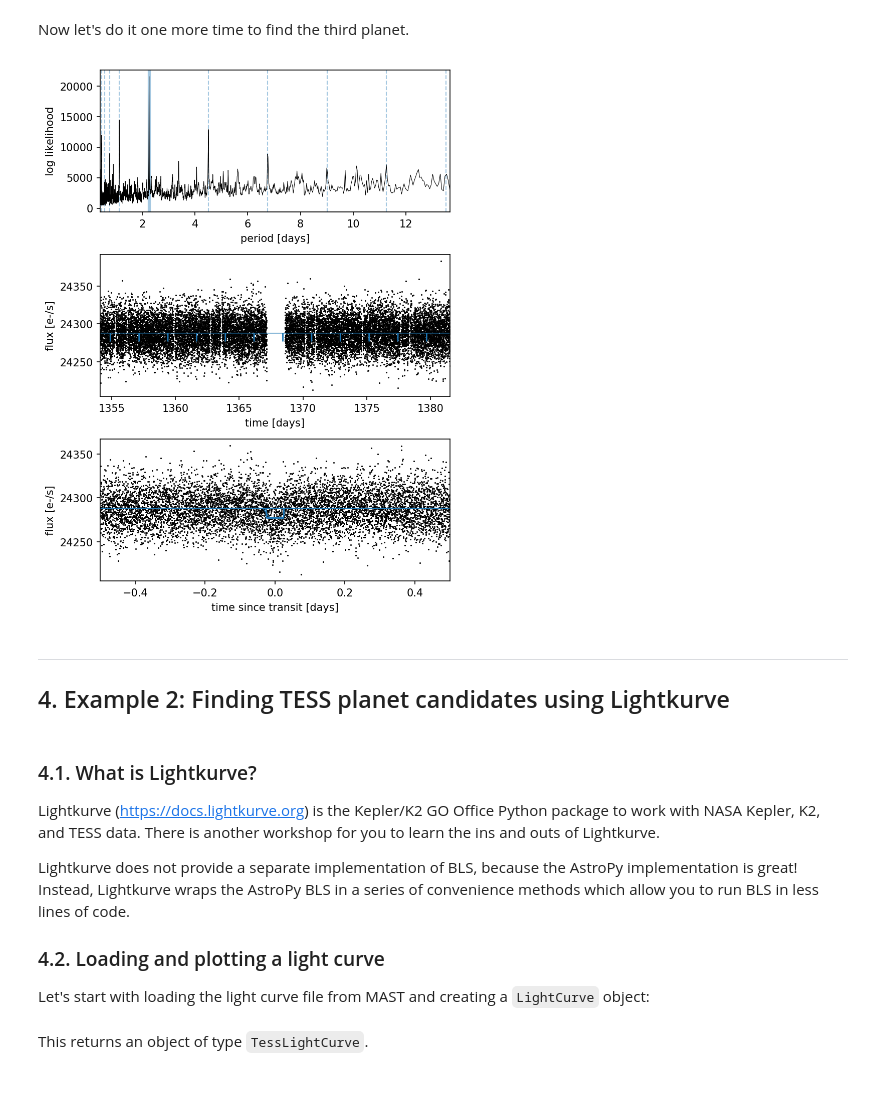
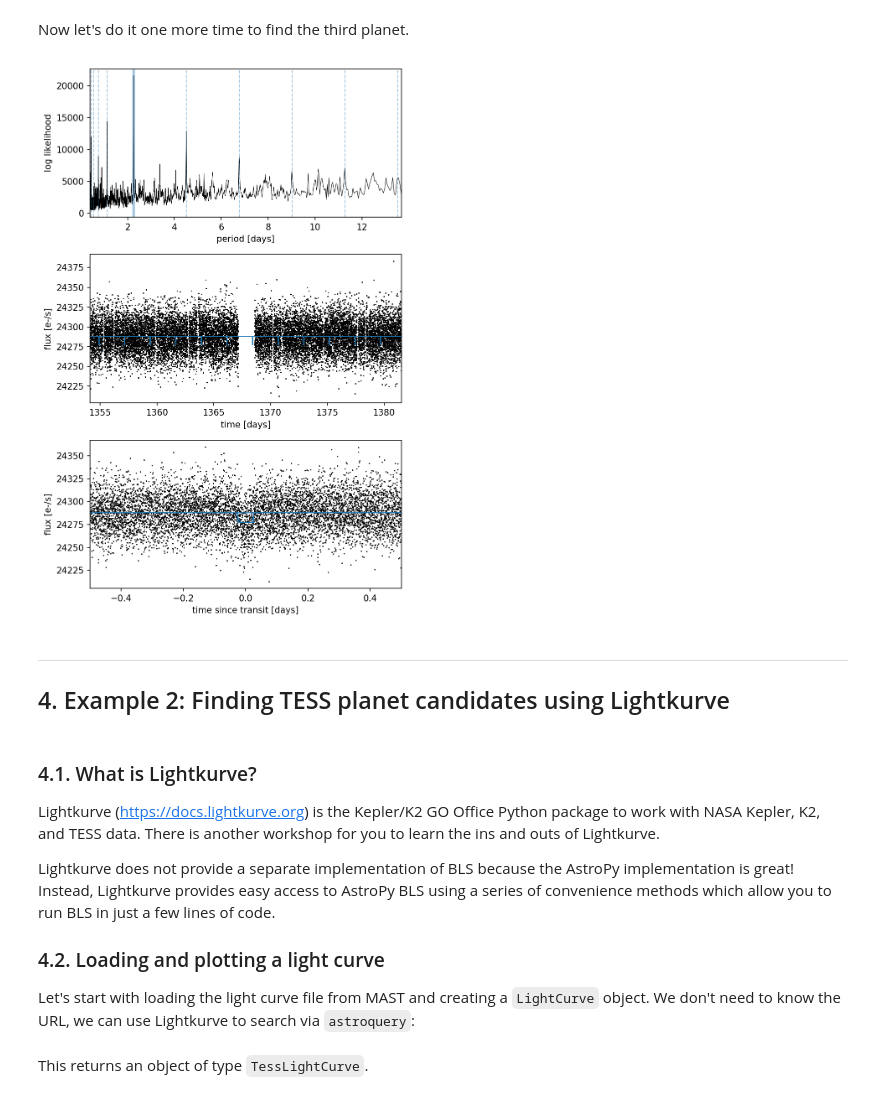
Before and after one commit to spacetelescope/tessworkshop_tutorials, a Jupyter notebook: bls/bls-tutorial.ipynb, the cells around one changed output. Cells and saved outputs as stored; diff of their text form; code cells hidden in the pictures.

```diff
--- a/bls/bls-tutorial.ipynb
+++ b/bls/bls-tutorial.ipynb
@@ -93,8 +105,9 @@ First, the user must select a set of durations to test (in the same units as the
 # %%
+durations = np.linspace(0.05, 0.2, 10)
+
 from astropy.stats import BoxLeastSquares
-durations = np.linspace(0.05, 0.2, 10)
-model = BoxLeastSquares(time, flux)
-results = model.autopower(durations, frequency_factor=5.0)
+bls = BoxLeastSquares(time, flux)
+results = bls.autopower(durations, frequency_factor=5.0)
 # %% [markdown]
 The `results` object is a dictionary with the following keys:
 # %%
@@ -325,11 +353,11 @@ model2.compute_stats(period2, duration2, t02)
 # %% [markdown]
 Now let's do it one more time to find the third planet.
 # %%
-in_transit2 = in_transit | model2.transit_mask(time, period2, 2*duration2, t02)
+in_transit2 = in_transit | bls2.transit_mask(time, period2, 2*duration2, t02)
 
 # Re-run the algorithm, and plot the results
-model3 = BoxLeastSquares(time[~in_transit2], flux[~in_transit2])
-results3 = model3.autopower(durations, frequency_factor=5.0)
+bls3 = BoxLeastSquares(time[~in_transit2], flux[~in_transit2])
+results3 = bls3.autopower(durations, frequency_factor=5.0)
 
 # Extract the parameters of the best-fit model
 index = np.argmax(results3.power)
@@ -337,45 +365,44 @@ period3 = results3.period[index]
 t03 = results3.transit_time[index]
 duration3 = results3.duration[index]
 
+# Plot the periodogram
 fig, axes = plt.subplots(3, 1, figsize=(6, 9))
-fig.subplots_adjust(hspace=0.3)
+ax = axes[0]
+ax.plot(results3.period, results3.power, "k", lw=0.5)
+ax.set_xlim(results3.period.min(), results3.period.max())
+ax.set_xlabel("period [days]")
+ax.set_ylabel("log likelihood")
 
 # Highlight the harmonics of the peak period
-ax = axes[0]
 ax.axvline(period3, alpha=0.4, lw=3)
 for n in range(2, 15):
     ax.axvline(n*period3, alpha=0.4, lw=1, linestyle="dashed")
     ax.axvline(period3 / n, alpha=0.4, lw=1, linestyle="dashed")
 
-# Plot the periodogram
-ax.plot(results3.period, results3.power, "k", lw=0.5)
-ax.set_xlim(results3.period.min(), results3.period.max())
-ax.set_xlabel("period [days]")
-ax.set_ylabel("log likelihood")
-
 # Plot the light curve
 ax = axes[1]
 ax.plot(time[~in_transit2], flux[~in_transit2], ".k", ms=1)
 x = np.linspace(time.min(), time.max(), 3*len(time))
-model_flux = model3.model(x, period3, duration3, t03)
+model_flux = bls3.model(x, period3, duration3, t03)
 ax.plot(x, model_flux, lw=0.75)
 ax.set_xlim(time.min(), time.max())
 ax.set_xlabel("time [days]")
 ax.set_ylabel("flux [e-/s]")
 
 # Plot the best fit model
 ax = axes[2]
 phase3 = (time[~in_transit2] - t03 + 0.5*period3) % period3 - 0.5*period3
 m = np.abs(phase3) < 0.5
 ax.plot(phase3[m], flux[~in_transit2][m], ".k", ms=1)
 x = np.linspace(-0.5, 0.5, 1000)
-f = model3.model(phase3 + t03, period3, duration3, t03)
+f = bls3.model(phase3 + t03, period3, duration3, t03)
 ax.plot(phase3, f, lw=0.75)
 ax.set_xlim(-0.5, 0.5)
 ax.set_xlabel("time since transit [days]")
-ax.set_ylabel("flux [e-/s]");
+ax.set_ylabel("flux [e-/s]")
+plt.tight_layout()
 # %% [output]
-[figure, old version]
+[figure, new version]
 # %% [markdown]
 ***
 
@@ -385,12 +412,12 @@ ax.set_ylabel("flux [e-/s]");
 
 Lightkurve ([https://docs.lightkurve.org](https://docs.lightkurve.org)) is the Kepler/K2 GO Office Python package to work with NASA Kepler, K2, and TESS data. There is another workshop for you to learn the ins and outs of Lightkurve.
 
-Lightkurve does not provide a separate implementation of BLS, because the AstroPy implementation is great!
-Instead, Lightkurve wraps the AstroPy BLS in a series of convenience methods which allow you to run BLS in less lines of code.
+Lightkurve does not provide a separate implementation of BLS because the AstroPy implementation is great!
+Instead, Lightkurve provides easy access to AstroPy BLS using a series of convenience methods which allow you to run BLS in just a few lines of code.
 
 ### 4.2. Loading and plotting a light curve
 
-Let's start with loading the light curve file from MAST and creating a `LightCurve` object:
+Let's start with loading the light curve file from MAST and creating a `LightCurve` object.  We don't need to know the URL, we can use Lightkurve to search via `astroquery`:
 # %%
 import lightkurve as lk
 lc = lk.search_lightcurvefile("TIC 307210830").download().PDCSAP_FLUX
```
Also changed, not shown: parts of 30 cells of this notebook.
